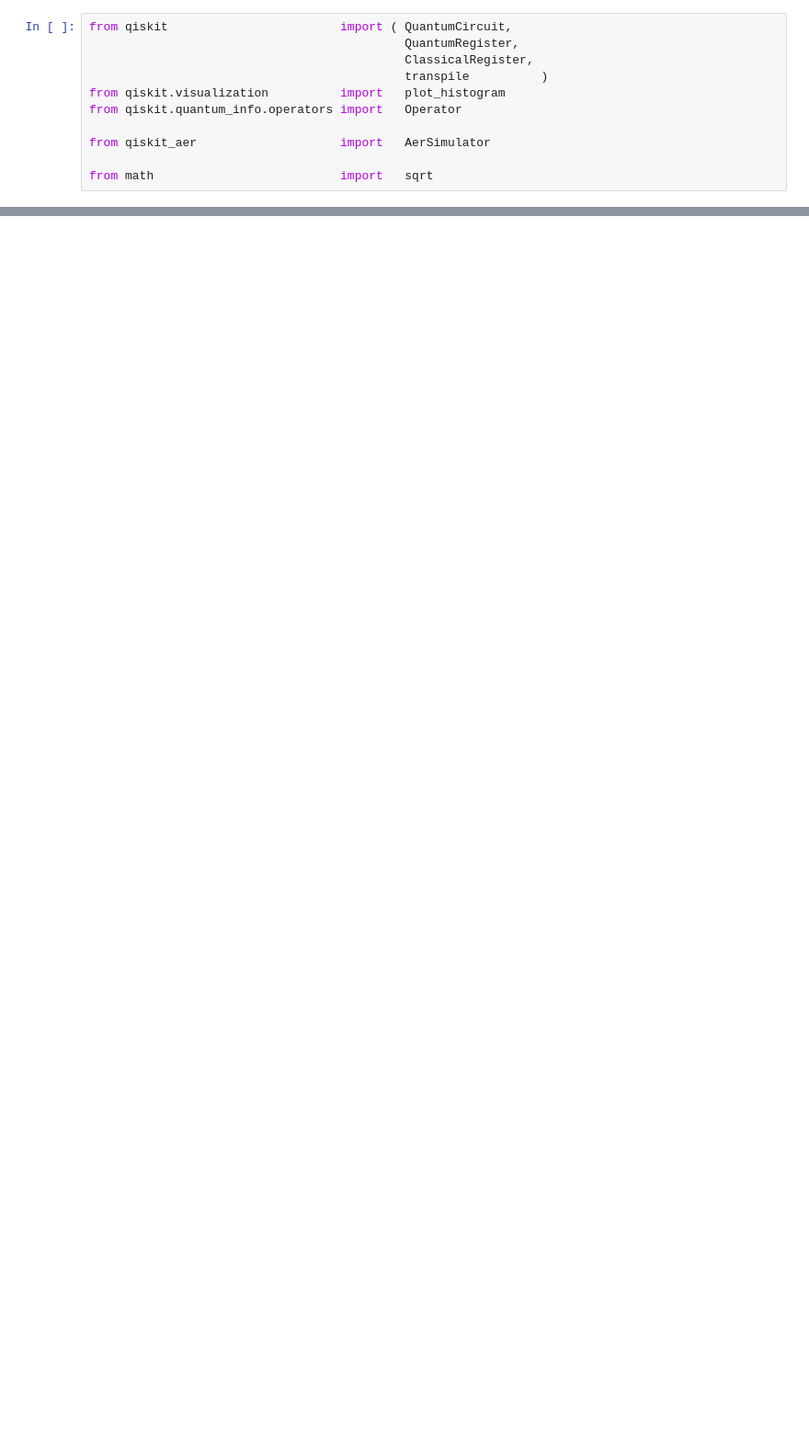
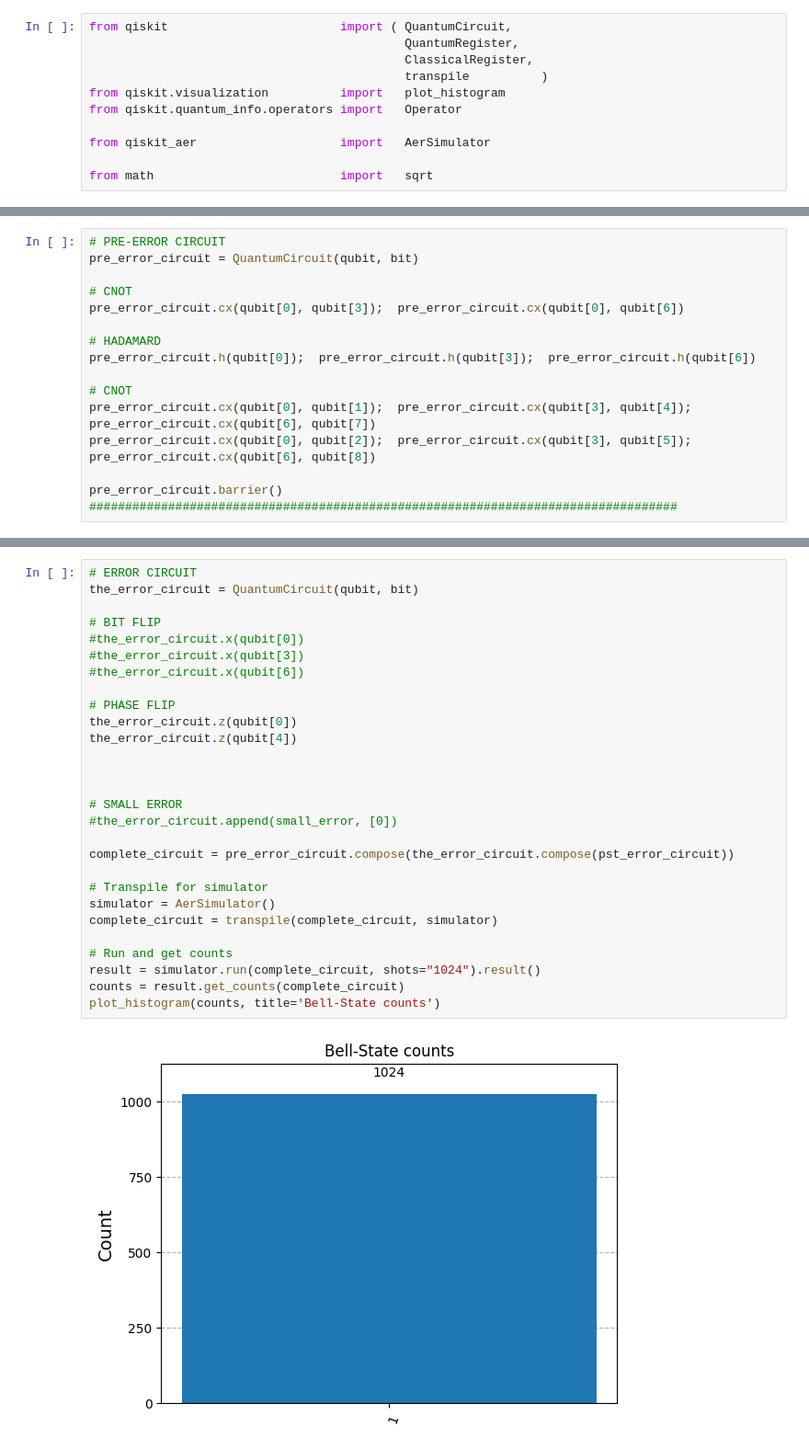
Before and after one commit to InKeaton/QIS_SHOR, a Jupyter notebook: shor.ipynb, the cells around one changed output, grey strips where cells are left out. Shown: that part at 92% size. Drawn from its saved outputs; the diff is of its cells as text; blank space fills up the shorter version.

```diff
--- a/shor.ipynb
+++ b/shor.ipynb
@@ -20,0 +24,15 @@ small_error.label = "S"
+# %%
+# PRE-ERROR CIRCUIT
+pre_error_circuit = QuantumCircuit(qubit, bit)
+
+# CNOT
+pre_error_circuit.cx(qubit[0], qubit[3]);  pre_error_circuit.cx(qubit[0], qubit[6])
+
+# HADAMARD
+pre_error_circuit.h(qubit[0]);  pre_error_circuit.h(qubit[3]);  pre_error_circuit.h(qubit[6])
+
+# CNOT
+pre_error_circuit.cx(qubit[0], qubit[1]);  pre_error_circuit.cx(qubit[3], qubit[4]);  pre_error_circuit.cx(qubit[6], qubit[7])
+pre_error_circuit.cx(qubit[0], qubit[2]);  pre_error_circuit.cx(qubit[3], qubit[5]);  pre_error_circuit.cx(qubit[6], qubit[8])
+
+pre_error_circuit.barrier() ##################################################################################
@@ -75,0 +67,30 @@ circuit.draw("mpl", filename='_res/shor_protocol.png')
+# %%
+# ERROR CIRCUIT
+the_error_circuit = QuantumCircuit(qubit, bit)
+
+# BIT FLIP
+#the_error_circuit.x(qubit[0])
+#the_error_circuit.x(qubit[3])
+#the_error_circuit.x(qubit[6])
+
+# PHASE FLIP
+the_error_circuit.z(qubit[0])
+the_error_circuit.z(qubit[4])
+
+
+
+# SMALL ERROR
+#the_error_circuit.append(small_error, [0])
+
+complete_circuit = pre_error_circuit.compose(the_error_circuit.compose(pst_error_circuit))
+
+# Transpile for simulator
+simulator = AerSimulator()
+complete_circuit = transpile(complete_circuit, simulator)
+
+# Run and get counts
+result = simulator.run(complete_circuit, shots="1024").result()
+counts = result.get_counts(complete_circuit)
+plot_histogram(counts, title='Bell-State counts')
+# %% [output]
+[figure, added]
```
Also changed, not shown: parts of 6 cells of this notebook, 2 other files.
